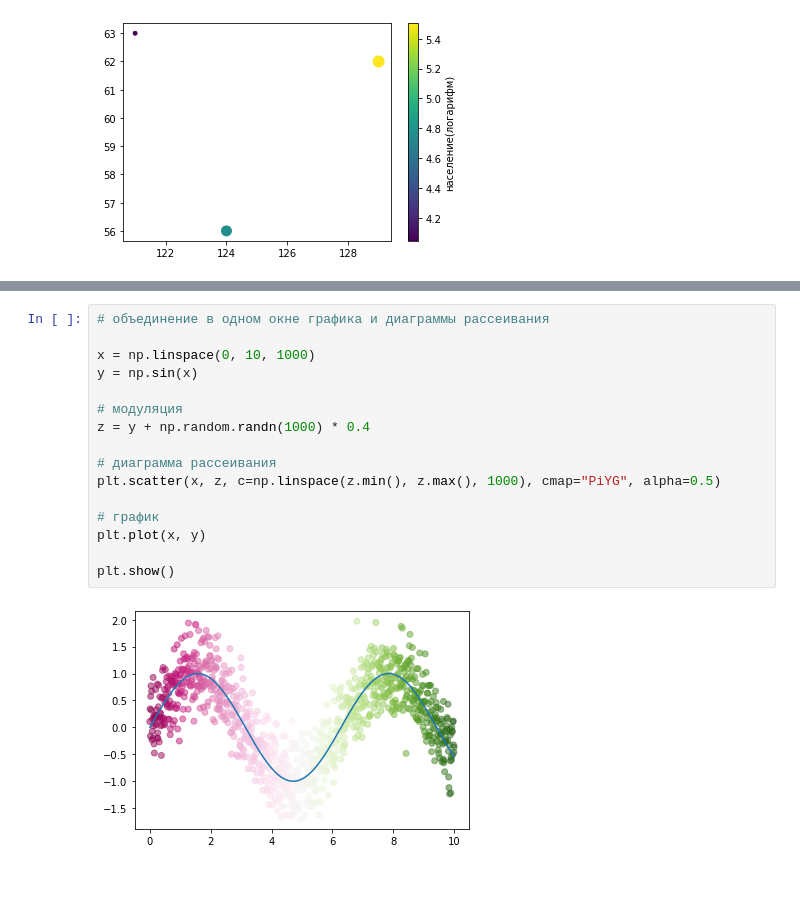
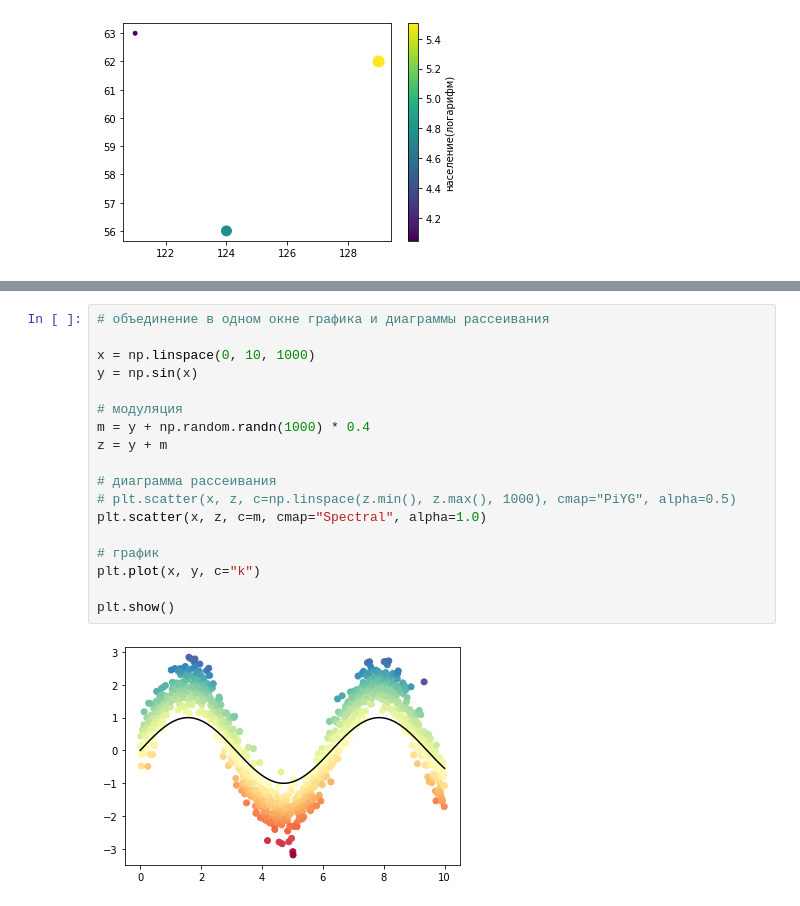
Before and after one commit to Aysen23/Altan_python, a Jupyter notebook: 2.analytics/9.Matplotlib.ipynb, the cells around one changed output, grey strips where cells are left out. Cells and saved outputs as stored; diff of their text form.

```diff
--- a/2.analytics/9.Matplotlib.ipynb
+++ b/2.analytics/9.Matplotlib.ipynb
@@ -100,18 +100,20 @@ plt.show()
 # %%
 # объединение в одном окне графика и диаграммы рассеивания
 
 x = np.linspace(0, 10, 1000)
 y = np.sin(x)
 
 # модуляция
-z = y + np.random.randn(1000) * 0.4
+m = y + np.random.randn(1000) * 0.4
+z = y + m
 
 # диаграмма рассеивания
-plt.scatter(x, z, c=np.linspace(z.min(), z.max(), 1000), cmap="PiYG", alpha=0.5)
+# plt.scatter(x, z, c=np.linspace(z.min(), z.max(), 1000), cmap="PiYG", alpha=0.5)
+plt.scatter(x, z, c=m, cmap="Spectral", alpha=1.0)
 
 # график
-plt.plot(x, y)
+plt.plot(x, y, c="k")
 
 plt.show()
 # %% [output]
-[figure, old version]
+[figure, new version]
```
Also changed, not shown: parts of 4 cells of this notebook.
